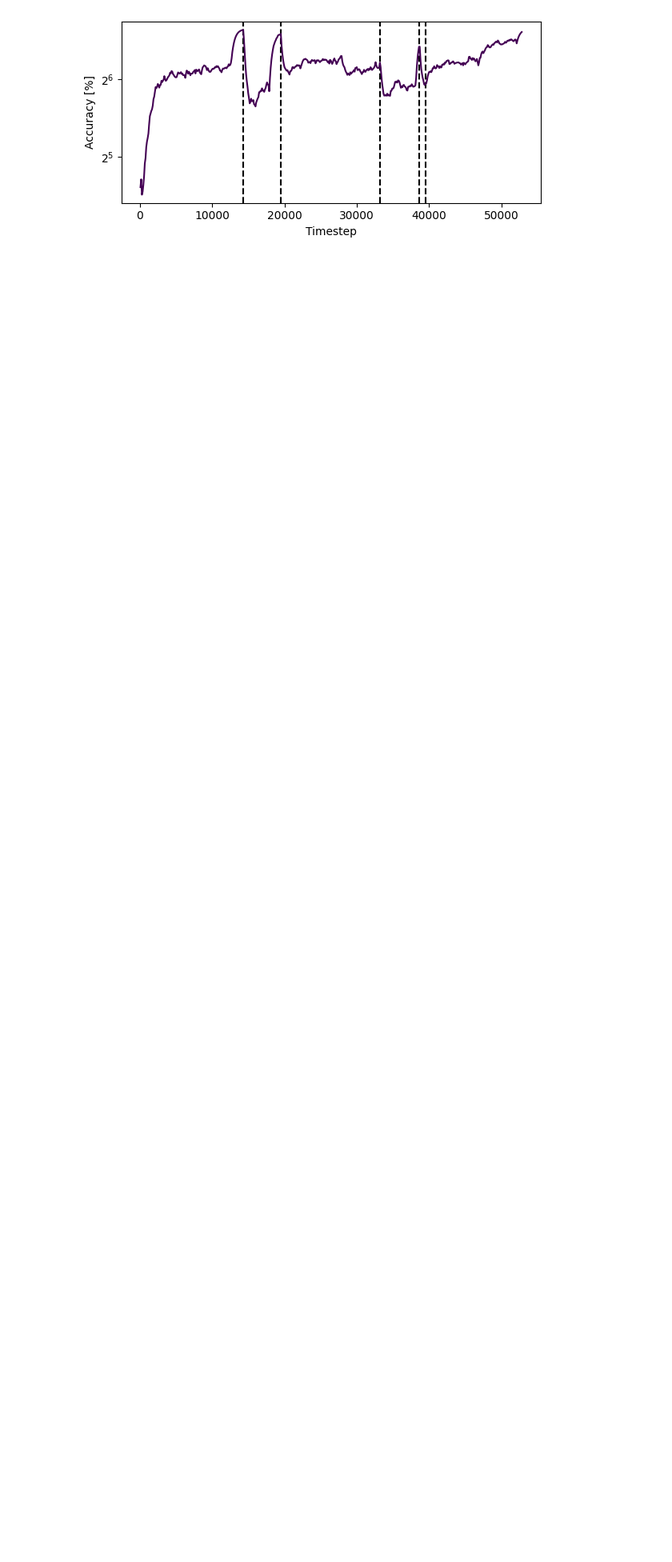
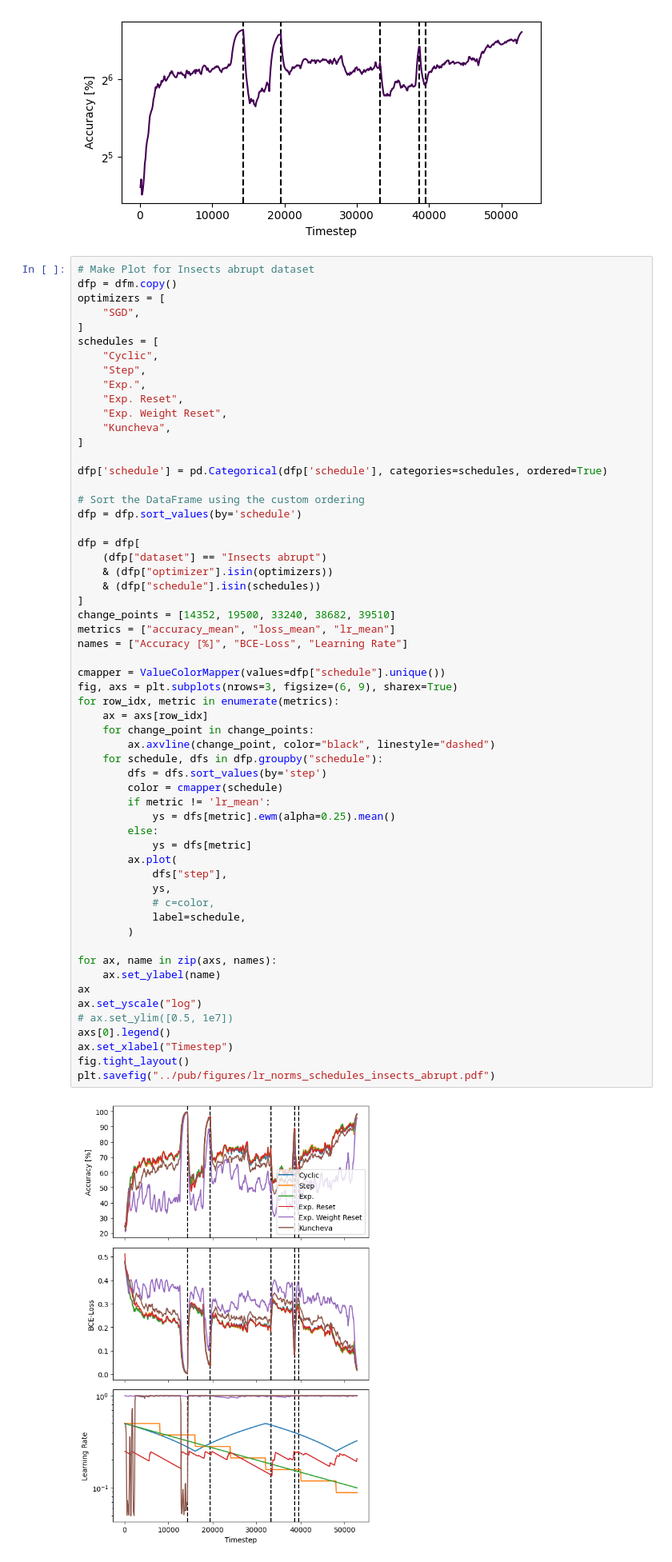
Before and after one commit to lucasczz/OLRONN, a Jupyter notebook: notebooks/effective_lrs.ipynb, the cells around one changed output. Shown: that part at 80% size. Cells and saved outputs as stored; diff of their text form; blank space fills up the shorter version.

```diff
--- a/notebooks/effective_lrs.ipynb
+++ b/notebooks/effective_lrs.ipynb
@@ -62,3 +88,63 @@ fig.tight_layout()
 plt.savefig("../pub/figures/sgd_insects_abrupt.pdf")
 # %% [output]
 [figure]
+# %%
+# Make Plot for Insects abrupt dataset
+dfp = dfm.copy()
+optimizers = [
+    "SGD",
+]
+schedules = [
+    "Cyclic",
+    "Step",
+    "Exp.",
+    "Exp. Reset",
+    "Exp. Weight Reset",
+    "Kuncheva",
+]
+
+dfp['schedule'] = pd.Categorical(dfp['schedule'], categories=schedules, ordered=True)
+
+# Sort the DataFrame using the custom ordering
+dfp = dfp.sort_values(by='schedule')
+
+dfp = dfp[
+    (dfp["dataset"] == "Insects abrupt")
+    & (dfp["optimizer"].isin(optimizers))
+    & (dfp["schedule"].isin(schedules))
+]
+change_points = [14352, 19500, 33240, 38682, 39510]
+metrics = ["accuracy_mean", "loss_mean", "lr_mean"]
+names = ["Accuracy [%]", "BCE-Loss", "Learning Rate"]
+
+cmapper = ValueColorMapper(values=dfp["schedule"].unique())
+fig, axs = plt.subplots(nrows=3, figsize=(6, 9), sharex=True)
+for row_idx, metric in enumerate(metrics):
+    ax = axs[row_idx]
+    for change_point in change_points:
+        ax.axvline(change_point, color="black", linestyle="dashed")
+    for schedule, dfs in dfp.groupby("schedule"):
+        dfs = dfs.sort_values(by='step')
+        color = cmapper(schedule)
+        if metric != 'lr_mean':
+            ys = dfs[metric].ewm(alpha=0.25).mean()
+        else:
+            ys = dfs[metric]
+        ax.plot(
+            dfs["step"],
+            ys,
+            # c=color,
+            label=schedule,
+        )
+
+for ax, name in zip(axs, names):
+    ax.set_ylabel(name)
+ax
+ax.set_yscale("log")
+# ax.set_ylim([0.5, 1e7])
+axs[0].legend()
+ax.set_xlabel("Timestep")
+fig.tight_layout()
+plt.savefig("../pub/figures/lr_norms_schedules_insects_abrupt.pdf")
+# %% [output]
+[figure, added]
```
Also changed, not shown: parts of 8 cells of this notebook, 12 other files.
